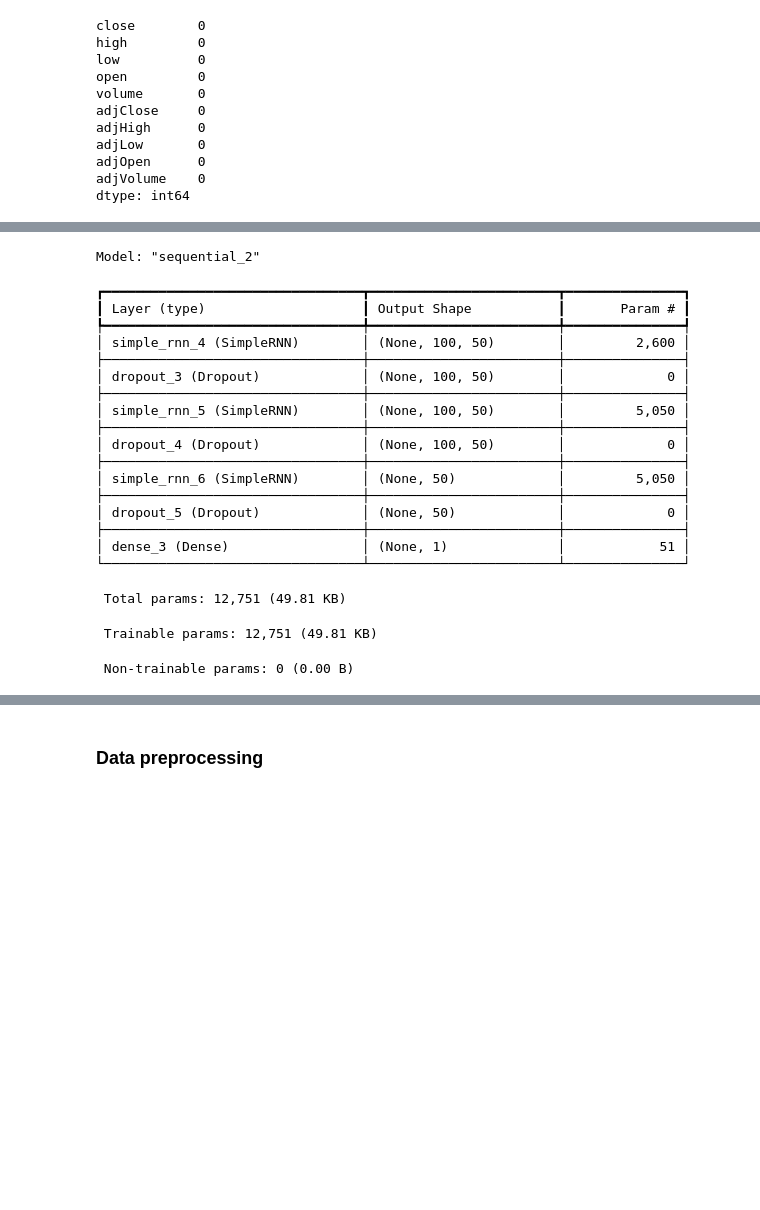
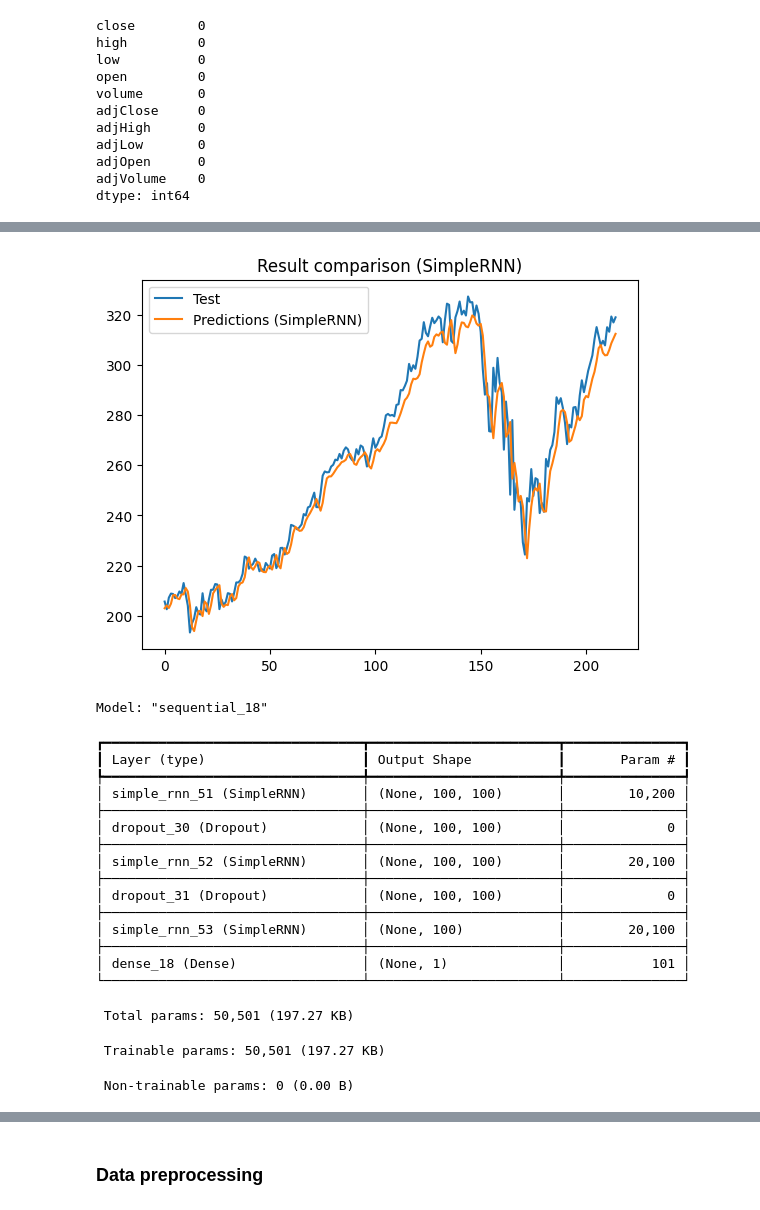
Before and after one commit to NastasijaaS/Artificial-Neural-Networks, a Jupyter notebook: projekat_3.ipynb, the cells around one changed output, grey strips where cells are left out. Cells and saved outputs as stored; diff of their text form; code cells hidden in the pictures; blank space fills up the shorter version.

```diff
--- a/projekat_3.ipynb
+++ b/projekat_3.ipynb
@@ -190,9 +160,10 @@ data_scaled = scaler.fit_transform(np.array(data).reshape(-1,1))
 # %%
 train_size = int(len(data_scaled) * 0.75)
 
-trainData, testData = data_scaled[0:train_size, :], data_scaled[train_size:len(data_scaled), :]
-
+train_data, test_data = data_scaled[0:train_size, :], data_scaled[train_size:len(data_scaled), :]
 
 print("Dimenzije train_data:", train_data.shape)
 print("Dimenzije test_data:", test_data.shape)
+
+train_data
 # %% [output]
@@ -325,0 +319,10 @@ test_model(model_srnn, 'Simple RNN',
+# %%
+prediction = model_srnn.predict(X_test)
+mse = np.mean((prediction - y_test) ** 2)
+print("Mean Squared Error:", mse)
+plt.plot(range(len(y_test)), scaler.inverse_transform(y_test), label="Test")
+plt.plot(range(len(y_test)), scaler.inverse_transform(prediction), label="Predictions (SimpleRNN)")
+plt.legend()
+plt.title("Result comparison (SimpleRNN)")
+plt.show()
+# %% [output]
@@ -326,33 +331,33 @@ test_model(model_srnn, 'Simple RNN',
+[figure, added]
 # %%
 model_complex = Sequential()
-model_complex.add(SimpleRNN(50, return_sequences=True, input_shape=(100, 1)))
+model_complex.add(SimpleRNN(100, activation="relu", return_sequences=True, input_shape=(X_train.shape[1],1)))
 model_complex.add(Dropout(0.2))
-model_complex.add(SimpleRNN(50, return_sequences=True))
+model_complex.add(SimpleRNN(100, activation="relu", return_sequences=True))
 model_complex.add(Dropout(0.2))
-model_complex.add(SimpleRNN(50))
-model_complex.add(Dropout(0.2))
+model_complex.add(SimpleRNN(100, activation="relu"))
 model_complex.add(Dense(1))
-model_complex.compile(loss='mean_squared_error', optimizer=optimizers.Adam(learning_rate=0.00001))
+
+
+model_complex.compile(loss='mean_squared_error', optimizer=optimizers.Adam(learning_rate=0.001))
 model_complex.summary()
 # %% [output]
-Model: "sequential_2"
+Model: "sequential_18"
 ┏━━━━━━━━━━━━━━━━━━━━━━━━━━━━━━━━━┳━━━━━━━━━━━━━━━━━━━━━━━━┳━━━━━━━━━━━━━━━┓
 ┃ Layer (type)                    ┃ Output Shape           ┃       Param # ┃
 ┡━━━━━━━━━━━━━━━━━━━━━━━━━━━━━━━━━╇━━━━━━━━━━━━━━━━━━━━━━━━╇━━━━━━━━━━━━━━━┩
-│ simple_rnn_4 (SimpleRNN)        │ (None, 100, 50)        │         2,600 │
+│ simple_rnn_51 (SimpleRNN)       │ (None, 100, 100)       │        10,200 │
 ├─────────────────────────────────┼────────────────────────┼───────────────┤
-│ dropout_3 (Dropout)             │ (None, 100, 50)        │             0 │
+│ dropout_30 (Dropout)            │ (None, 100, 100)       │             0 │
 ├─────────────────────────────────┼────────────────────────┼───────────────┤
-│ simple_rnn_5 (SimpleRNN)        │ (None, 100, 50)        │         5,050 │
+│ simple_rnn_52 (SimpleRNN)       │ (None, 100, 100)       │        20,100 │
 ├─────────────────────────────────┼────────────────────────┼───────────────┤
-│ dropout_4 (Dropout)             │ (None, 100, 50)        │             0 │
+│ dropout_31 (Dropout)            │ (None, 100, 100)       │             0 │
 ├─────────────────────────────────┼────────────────────────┼───────────────┤
-│ simple_rnn_6 (SimpleRNN)        │ (None, 50)             │         5,050 │
+│ simple_rnn_53 (SimpleRNN)       │ (None, 100)            │        20,100 │
 ├─────────────────────────────────┼────────────────────────┼───────────────┤
-│ dropout_5 (Dropout)             │ (None, 50)             │             0 │
-├─────────────────────────────────┼────────────────────────┼───────────────┤
-│ dense_3 (Dense)                 │ (None, 1)              │            51 │
+│ dense_18 (Dense)                │ (None, 1)              │           101 │
 └─────────────────────────────────┴────────────────────────┴───────────────┘
- Total params: 12,751 (49.81 KB)
+ Total params: 50,501 (197.27 KB)
- Trainable params: 12,751 (49.81 KB)
+ Trainable params: 50,501 (197.27 KB)
  Non-trainable params: 0 (0.00 B)
```
Also changed, not shown: parts of 46 cells of this notebook, 2 other files.
